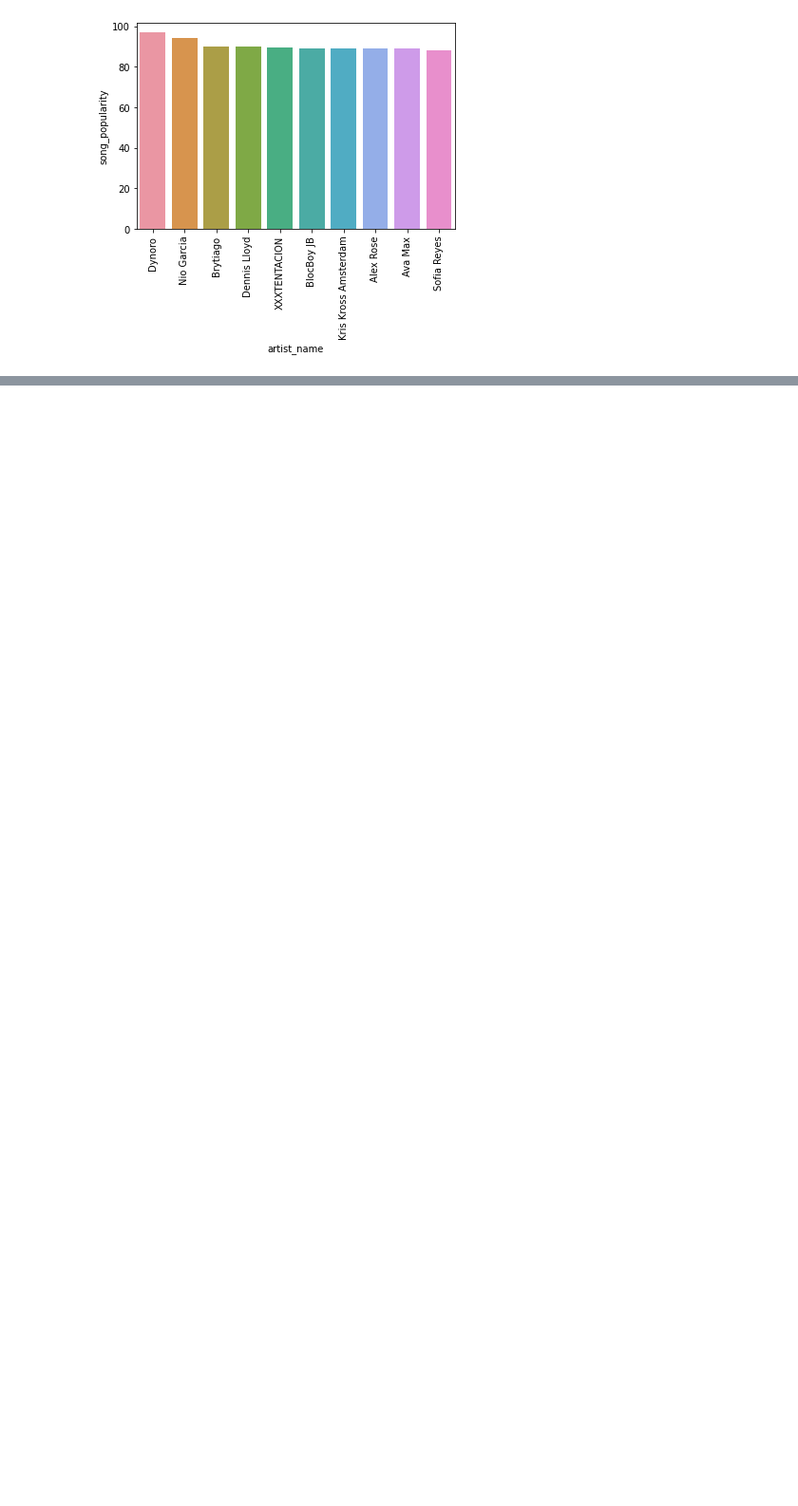
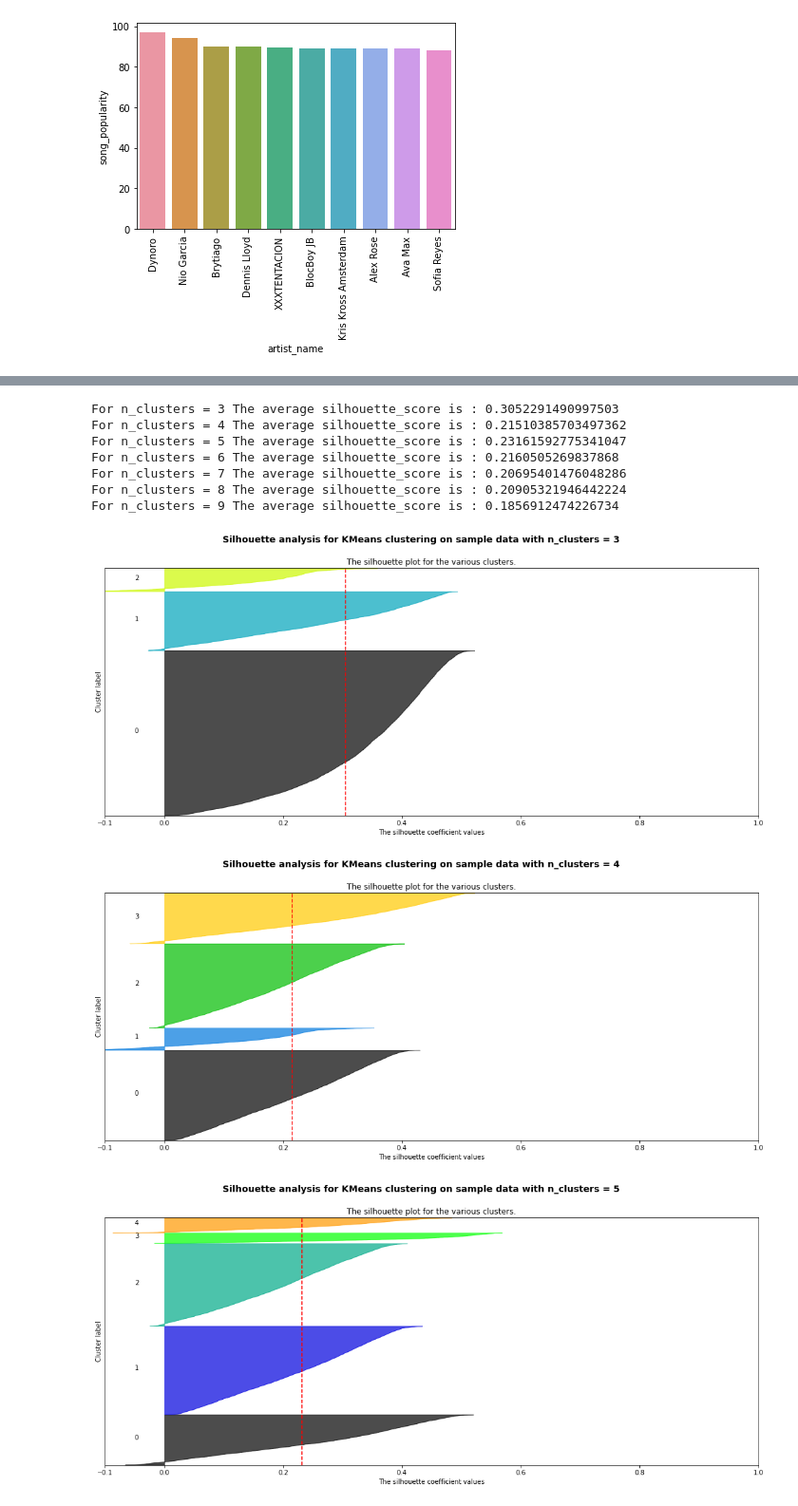
Before and after one commit to cedsvrn/song-recommendation, a Jupyter notebook: song-recommendation.ipynb, the cells around one changed output, grey strips where cells are left out. Shown at 95% size. Cells and saved outputs as stored; diff of their text form; code cells hidden in the pictures; blank space fills up the shorter version.

Commit message:
Kaggle Notebook | Song recommendation | Version 8

```diff
--- a/song-recommendation.ipynb
+++ b/song-recommendation.ipynb
@@ -116,0 +147,7 @@ p = plt.xticks(rotation=90)
+# %%
+scaler = MinMaxScaler()
+data['song_duration_ms_scaled'] = scaler.fit_transform(data['song_duration_ms'].values.reshape(-1,1))
+data['loudness_scaled'] = scaler.fit_transform(data['loudness'].values.reshape(-1,1))
+data['tempo_scaled'] = scaler.fit_transform(data['tempo'].values.reshape(-1,1))
+# %%
+X = data[["song_duration_ms_scaled", "acousticness", "danceability", "energy", "instrumentalness", "liveness", "loudness_scaled", "speechiness", "tempo_scaled", "audio_valence"]]
@@ -116,0 +233,14 @@ p = plt.xticks(rotation=90)
+# %%
+range_n_clusters = [3, 4, 5, 6, 7, 8, 9]
+print_silhouette_analysis(X, range_n_clusters)
+# %% [output]
+For n_clusters = 3 The average silhouette_score is : 0.3052291490997503
+For n_clusters = 4 The average silhouette_score is : 0.21510385703497362
+For n_clusters = 5 The average silhouette_score is : 0.23161592775341047
+For n_clusters = 6 The average silhouette_score is : 0.2160505269837868
+For n_clusters = 7 The average silhouette_score is : 0.20695401476048286
+For n_clusters = 8 The average silhouette_score is : 0.20905321946442224
+For n_clusters = 9 The average silhouette_score is : 0.1856912474226734
+[figure, added]
+[figure, added]
+[figure, added]
```
Also changed, not shown: parts of 14 cells of this notebook.
